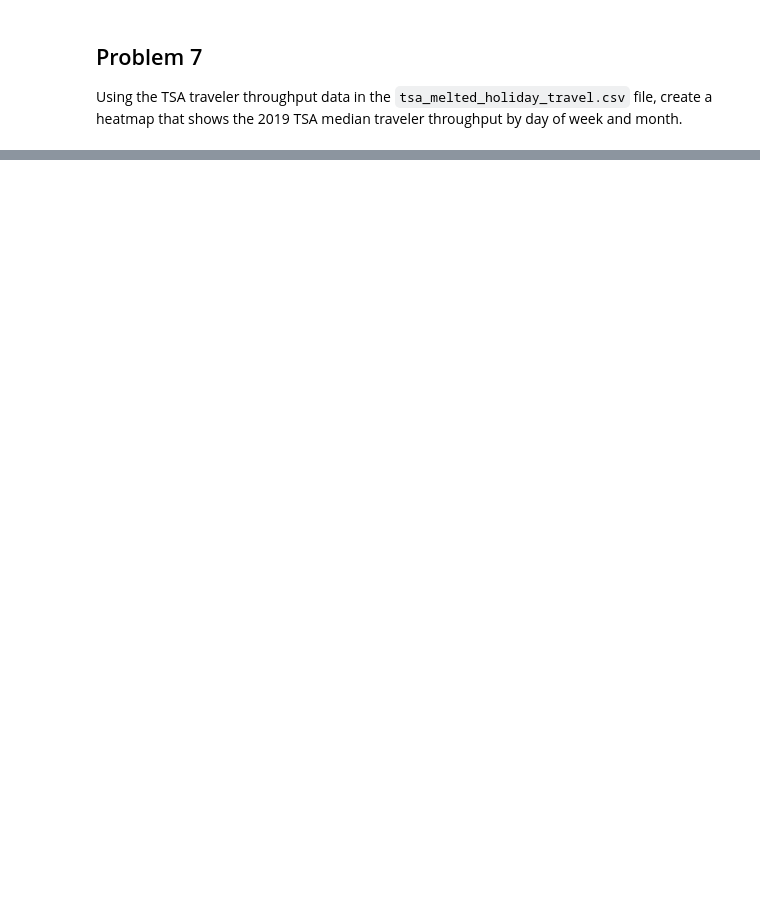
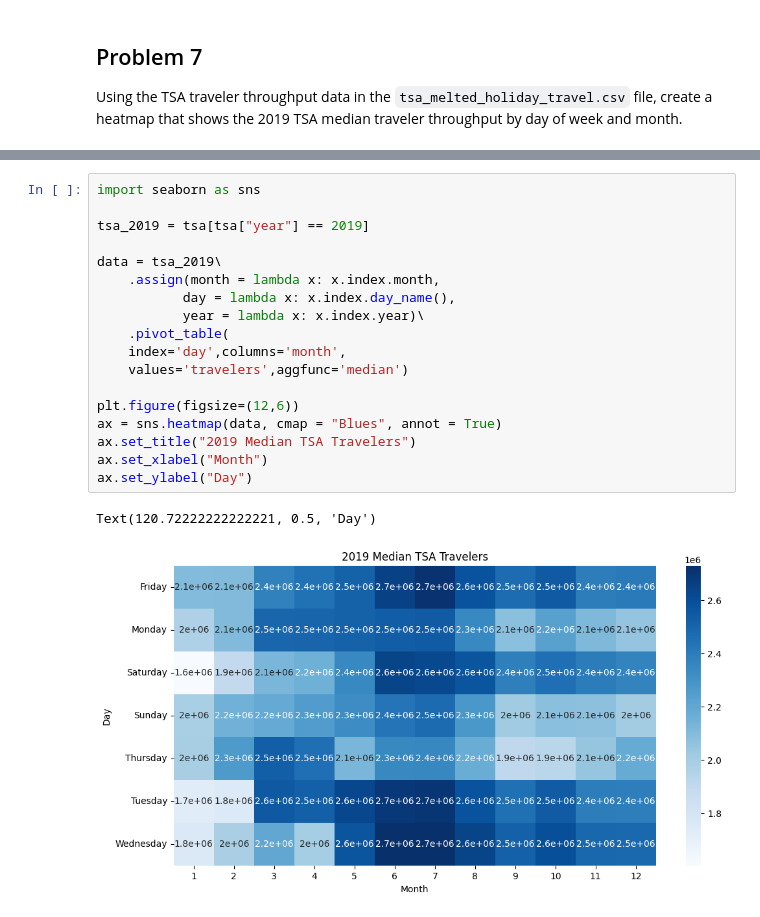
Before and after one commit to SU-IST707-FS25/week-1-materials-zseidel18, a Jupyter notebook: assignment.ipynb, the cells around one changed output, grey strips where cells are left out. Cells and saved outputs as stored; diff of their text form; blank space fills up the shorter version.

Commit message:
Complete Assignment

```diff
--- a/assignment.ipynb
+++ b/assignment.ipynb
@@ -111,0 +169,21 @@ Using the TSA traveler throughput data in the `tsa_melted_holiday_travel.csv` fi
+# %%
+import seaborn as sns
+
+tsa_2019 = tsa[tsa["year"] == 2019]
+
+data = tsa_2019\
+    .assign(month = lambda x: x.index.month,
+           day = lambda x: x.index.day_name(),
+           year = lambda x: x.index.year)\
+    .pivot_table(
+    index='day',columns='month',
+    values='travelers',aggfunc='median')
+
+plt.figure(figsize=(12,6))
+ax = sns.heatmap(data, cmap = "Blues", annot = True)
+ax.set_title("2019 Median TSA Travelers")
+ax.set_xlabel("Month")
+ax.set_ylabel("Day")
+# %% [output]
+Text(120.72222222222221, 0.5, 'Day')
+[figure, added]
```
Also changed, not shown: parts of 6 cells of this notebook.
